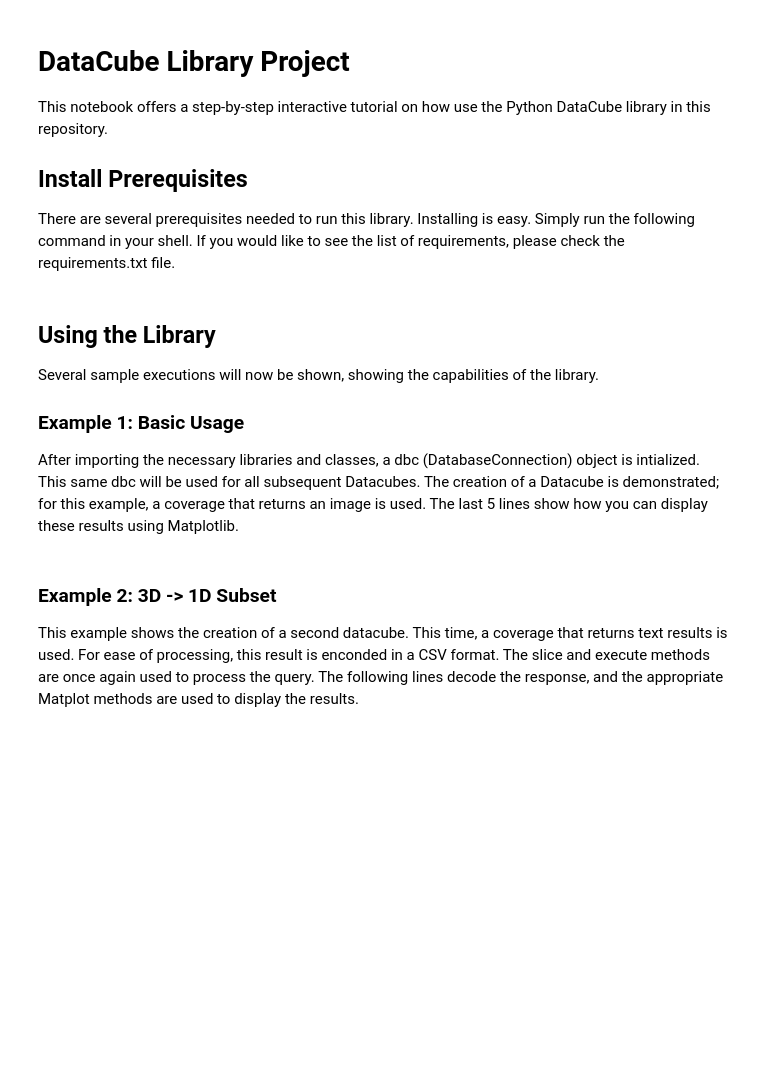
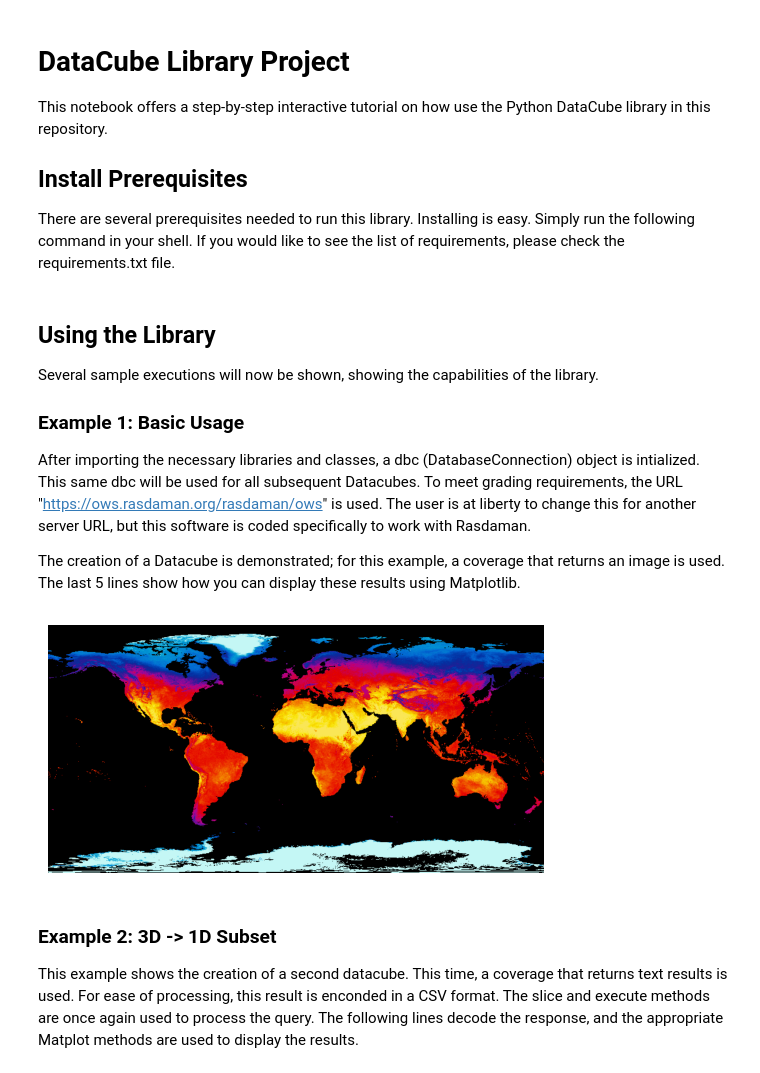
Before and after one commit to muzzaleeni/wdc, a Jupyter notebook: sprint_2/jupyter_notebook/WDC.ipynb, the cells around one changed output. Drawn from its saved outputs; the diff is of its cells as text; code cells hidden in the pictures; blank space fills up the shorter version.

```diff
--- a/sprint_2/jupyter_notebook/WDC.ipynb
+++ b/sprint_2/jupyter_notebook/WDC.ipynb
@@ -15,36 +15,36 @@ Several sample executions will now be shown, showing the capabilities of the lib
 
 ### Example 1: Basic Usage
 
-After importing the necessary libraries and classes, a dbc (DatabaseConnection) object is intialized. This same dbc will be used for all subsequent Datacubes. The creation of a Datacube is demonstrated; for this example, a coverage that returns an image is used. The last 5 lines show how you can display these results using Matplotlib.
+After importing the necessary libraries and classes, a dbc (DatabaseConnection) object is intialized. This same dbc will be used for all subsequent Datacubes. To meet grading requirements, the URL "https://ows.rasdaman.org/rasdaman/ows" is used. The user is at liberty to change this for another server URL, but this software is coded specifically to work with Rasdaman.
+
+The creation of a Datacube is demonstrated; for this example, a coverage that returns an image is used. The last 5 lines show how you can display these results using Matplotlib.
 # %%
 import sys
 sys.path.append("..")
 from IPython.display import Image
 from wdc.dco import Datacube
 from wdc.dbc import DatabaseConnection
 import matplotlib.pyplot as plt
 import io
 
 # Creating dbc and Datacube
-con = DatabaseConnection()
+con = DatabaseConnection("https://ows.rasdaman.org/rasdaman/ows")
 datacube = Datacube(con, coverage_id='AvgTemperatureColorScaled', encode='image/png')
 
 # Modifying functionalities
 modify_ans = {"ansi": "2000-04"}
 slice_datacube = datacube.slice(modify_ans)
 datat = slice_datacube.execute()
 
 # Image(data)
 image2 = plt.imread(io.BytesIO(datat))
 
 # Display the image using Matplotlib
 plt.imshow(image2)
 plt.axis('off') # Optional: Turn off axis
 plt.show()
-
-# Save image to a file in the specified directory
-output_directory = 'outputs/'
-plt.imsave(output_directory + 'output_image.png', image2)
+# %% [output]
+[figure, added]
 # %% [markdown]
 ### Example 2: 3D -> 1D Subset
 
```
Also changed, not shown: parts of 9 cells of this notebook, 5 other files.
